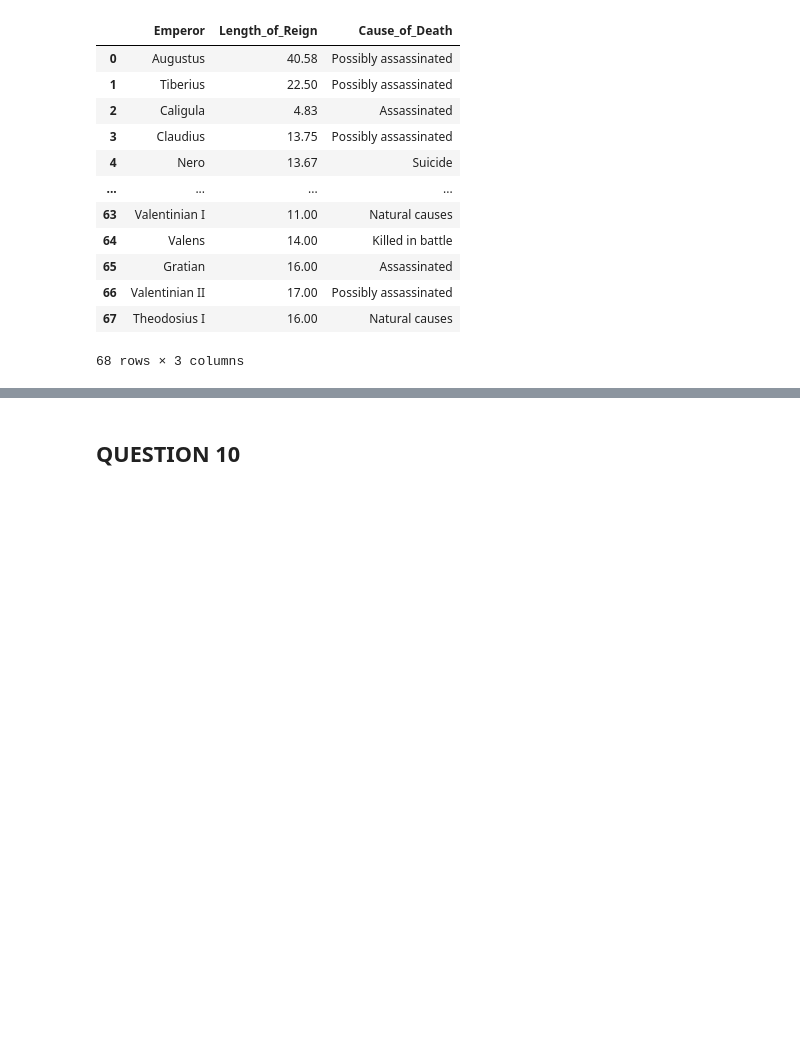
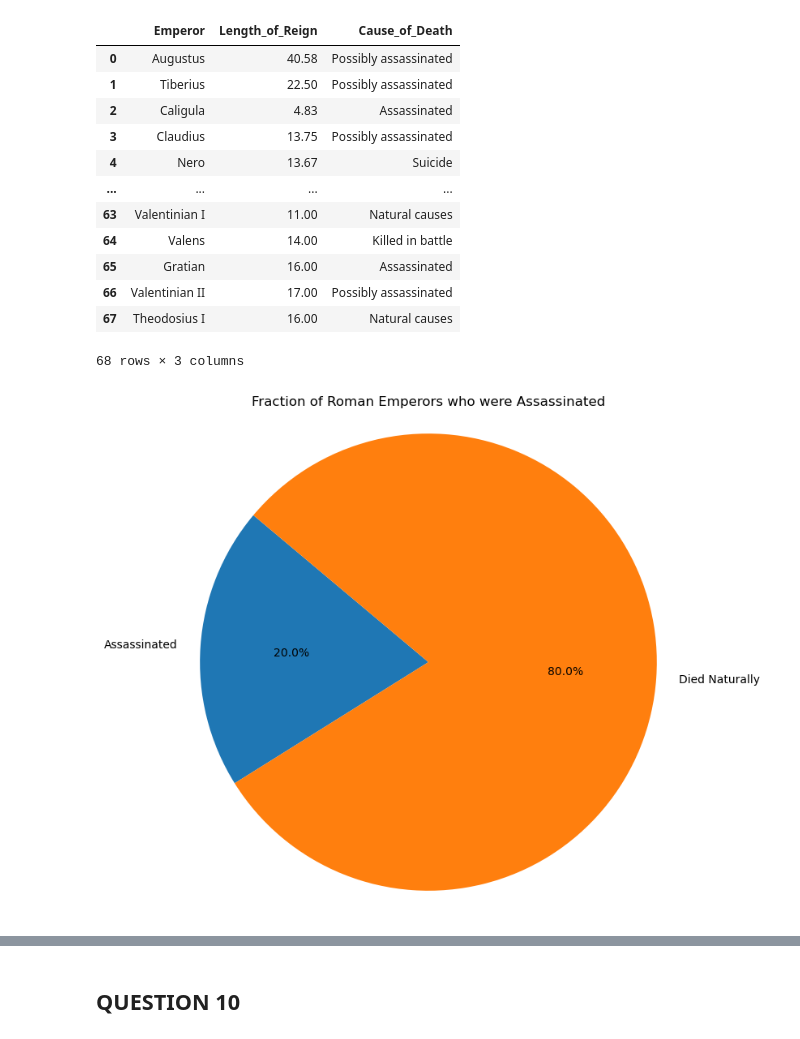
Before and after one commit to AbisolaOlakanmi/Abisola.Olakanmi.BDAT1004PS3, a Jupyter notebook: Abisola.Olakanmi.BDAT1004PS3.ipynb, the cells around one changed output, grey strips where cells are left out. Saved outputs shown, nothing was run; the diff lists cells and outputs as text; code cells hidden in the pictures; blank space fills up the shorter version.

```diff
--- a/Abisola.Olakanmi.BDAT1004PS3.ipynb
+++ b/Abisola.Olakanmi.BDAT1004PS3.ipynb
@@ -1133,3 +1133,26 @@ emperor_reigns
 | 66 | Valentinian II | 17.00 | Possibly assassinated |
 | 67 | Theodosius I | 16.00 | Natural causes |
 68 rows × 3 columns
+# %%
+
+total_emperors = 100
+assassinated_emperors = 20
+
+# Calculate the fraction of assassinated emperors
+fraction_assassinated = assassinated_emperors / total_emperors
+
+# Calculate the fraction of emperors who died naturally
+fraction_natural_death = 1 - fraction_assassinated
+
+# Pie chart data
+sizes = [fraction_assassinated, fraction_natural_death]
+labels = ['Assassinated', 'Died Naturally']
+
+# Create the pie chart
+plt.figure(figsize=(8, 8))  # Make the plot a square to ensure it's a circle
+plt.pie(sizes, labels=labels, autopct='%1.1f%%', startangle=140)
+plt.title('Fraction of Roman Emperors who were Assassinated')
+plt.axis('equal')  # Equal aspect ratio ensures that pie is drawn as a circle
+plt.show()
+# %% [output]
+[figure, added]
```
Also changed, not shown: parts of 1 cell of this notebook.
